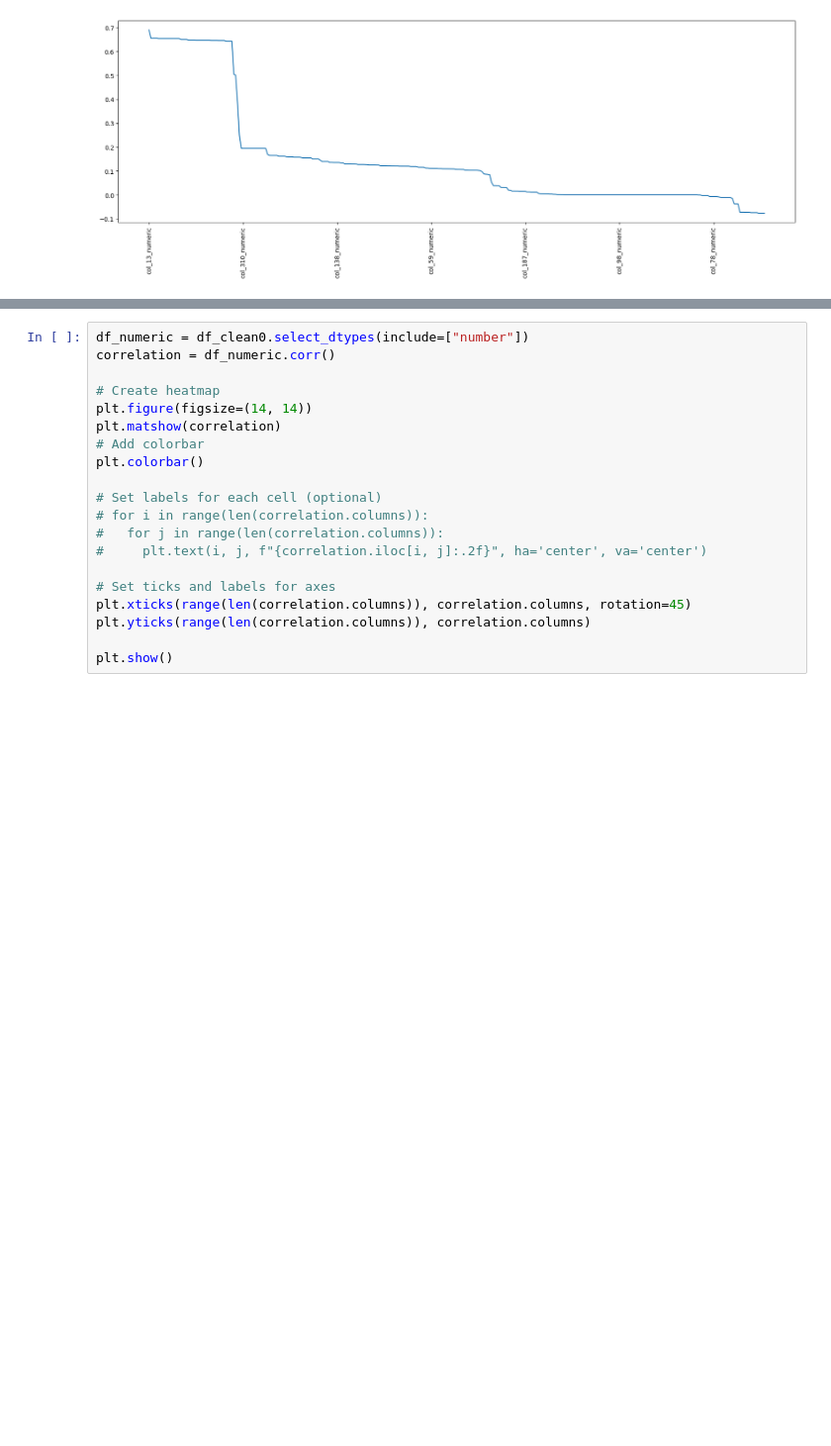
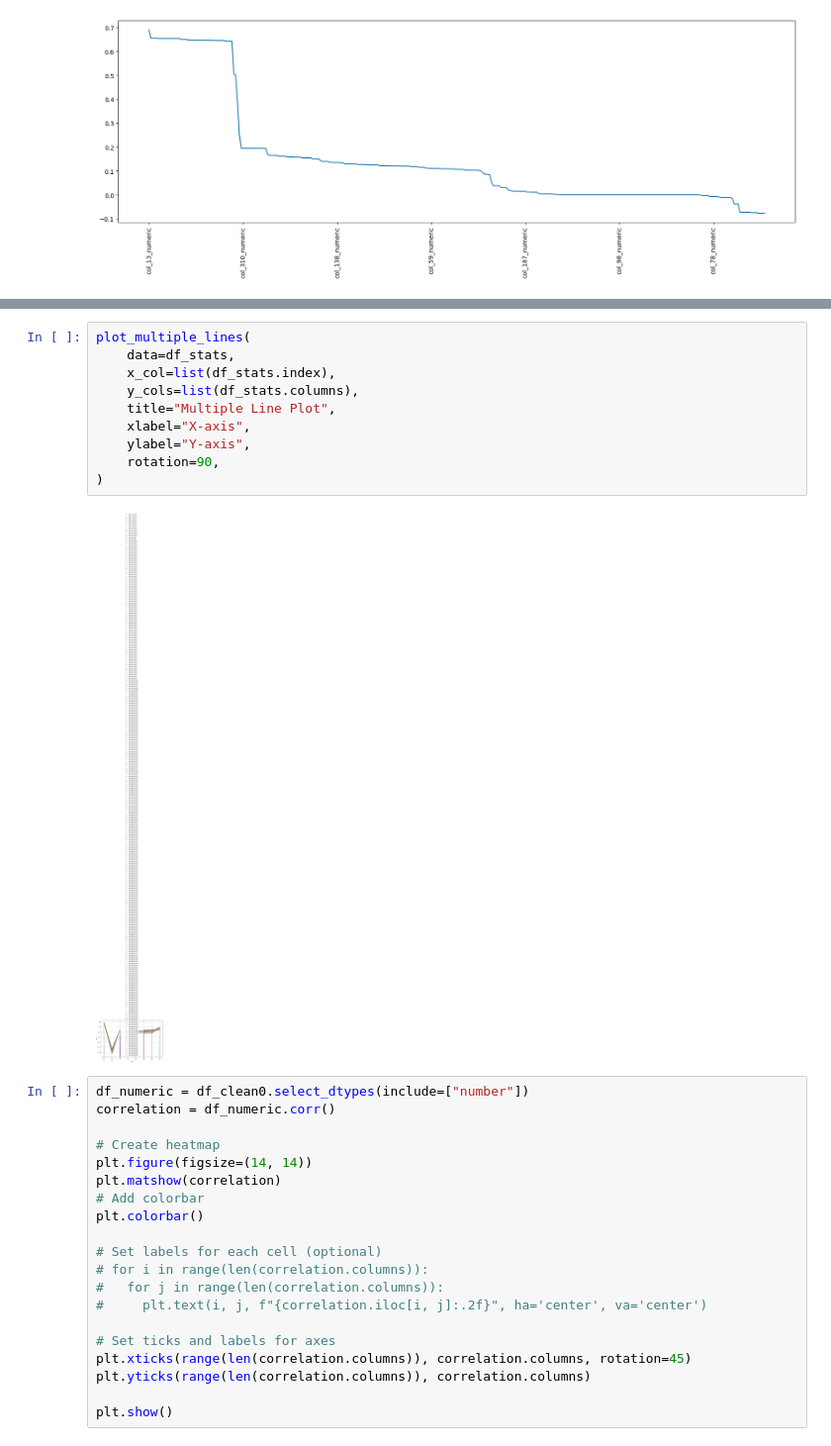
Before and after one commit to indremontvilaite/ml_project, a Jupyter notebook: EDA.ipynb, the cells around one changed output, grey strips where cells are left out. Shown at 99% size. Drawn from its saved outputs; the diff is of its cells as text; blank space fills up the shorter version.

```diff
--- a/EDA.ipynb
+++ b/EDA.ipynb
@@ -170,3 +212,15 @@ plot_multiple_lines(
+# %%
+plot_multiple_lines(
+    data=df_stats,
+    x_col=list(df_stats.index),
+    y_cols=list(df_stats.columns),
+    title="Multiple Line Plot",
+    xlabel="X-axis",
+    ylabel="Y-axis",
+    rotation=90,
+)
+# %% [output]
+[figure, added]
 # %%
 df_numeric = df_clean0.select_dtypes(include=["number"])
 correlation = df_numeric.corr()
```
Also changed, not shown: parts of 25 cells of this notebook, 7 other files.
